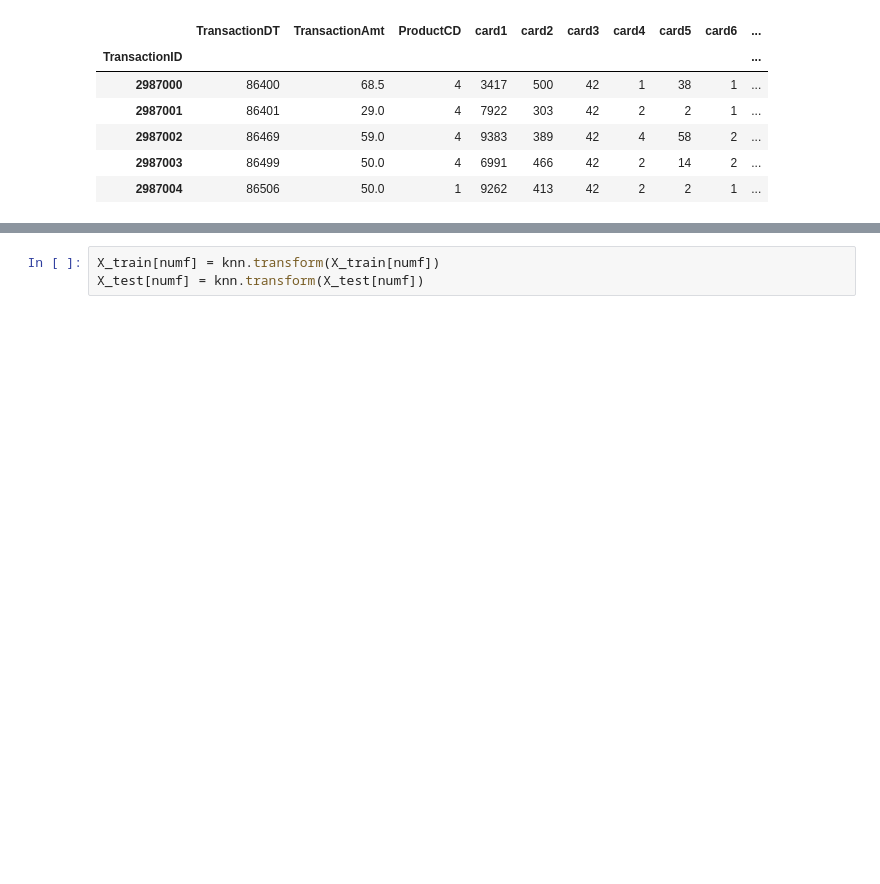
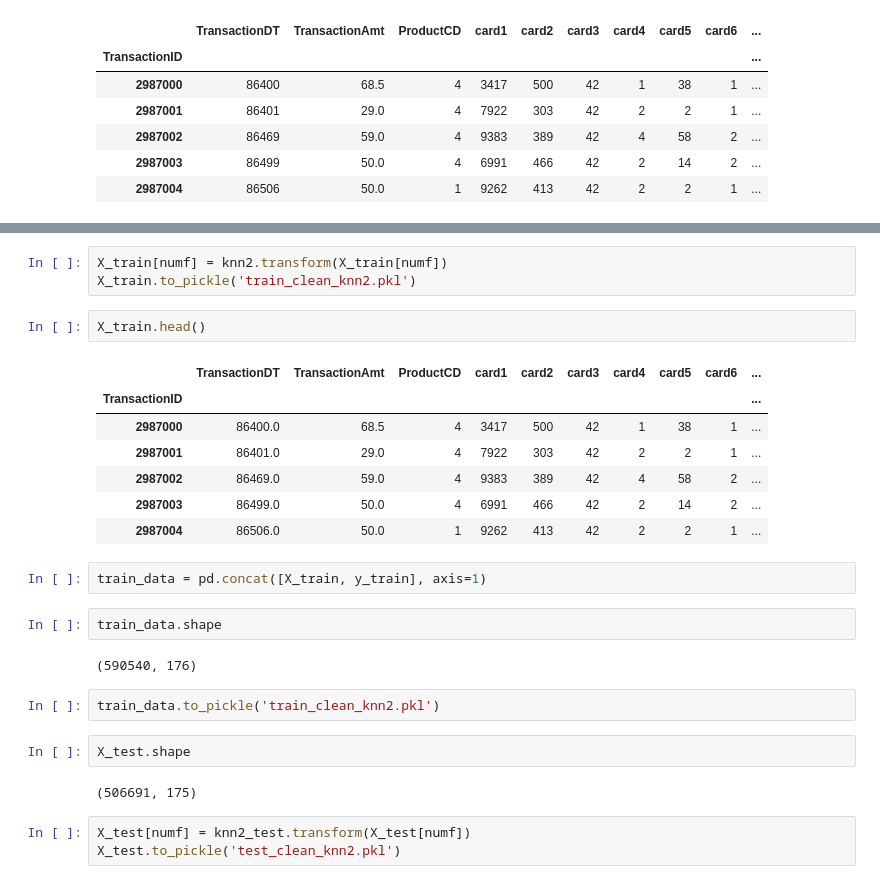
Before and after one commit to tugusav/fraud-detection-system-ann, a Jupyter notebook: Advanced Feature Engineering FDS.ipynb, the cells around one changed output, grey strips where cells are left out. Cells and saved outputs as stored; diff of their text form; blank space fills up the shorter version.

```diff
--- a/Advanced Feature Engineering FDS.ipynb
+++ b/Advanced Feature Engineering FDS.ipynb
@@ -161,3 +245,28 @@ KNNImputer()
 # %%
-X_train[numf] = knn.transform(X_train[numf])
-X_test[numf] = knn.transform(X_test[numf])
+X_train[numf] = knn2.transform(X_train[numf])
+X_train.to_pickle('train_clean_knn2.pkl')
+# %%
+X_train.head()
+# %% [output]
+|  | TransactionDT | TransactionAmt | ProductCD | card1 | card2 | card3 | card4 | card5 | card6 | ... |
+| TransactionID |  |  |  |  |  |  |  |  |  | ... |
+| 2987000 | 86400.0 | 68.5 | 4 | 3417 | 500 | 42 | 1 | 38 | 1 | ... |
+| 2987001 | 86401.0 | 29.0 | 4 | 7922 | 303 | 42 | 2 | 2 | 1 | ... |
+| 2987002 | 86469.0 | 59.0 | 4 | 9383 | 389 | 42 | 4 | 58 | 2 | ... |
+| 2987003 | 86499.0 | 50.0 | 4 | 6991 | 466 | 42 | 2 | 14 | 2 | ... |
+| 2987004 | 86506.0 | 50.0 | 1 | 9262 | 413 | 42 | 2 | 2 | 1 | ... |
+# %%
+train_data = pd.concat([X_train, y_train], axis=1)
+# %%
+train_data.shape
+# %% [output]
+(590540, 176)
+# %%
+train_data.to_pickle('train_clean_knn2.pkl')
+# %%
+X_test.shape
+# %% [output]
+(506691, 175)
+# %%
+X_test[numf] = knn2_test.transform(X_test[numf])
+X_test.to_pickle('test_clean_knn2.pkl')
```
Also changed, not shown: parts of 25 cells of this notebook.
